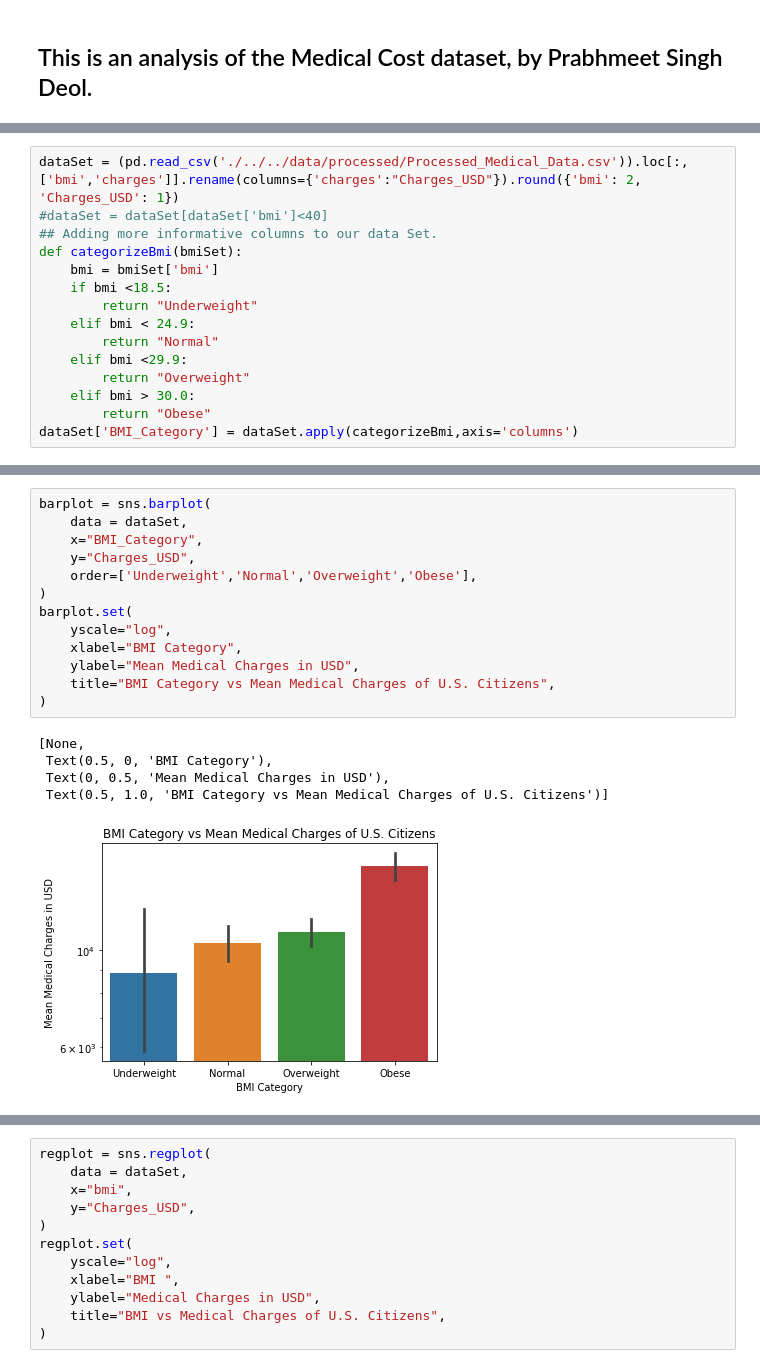
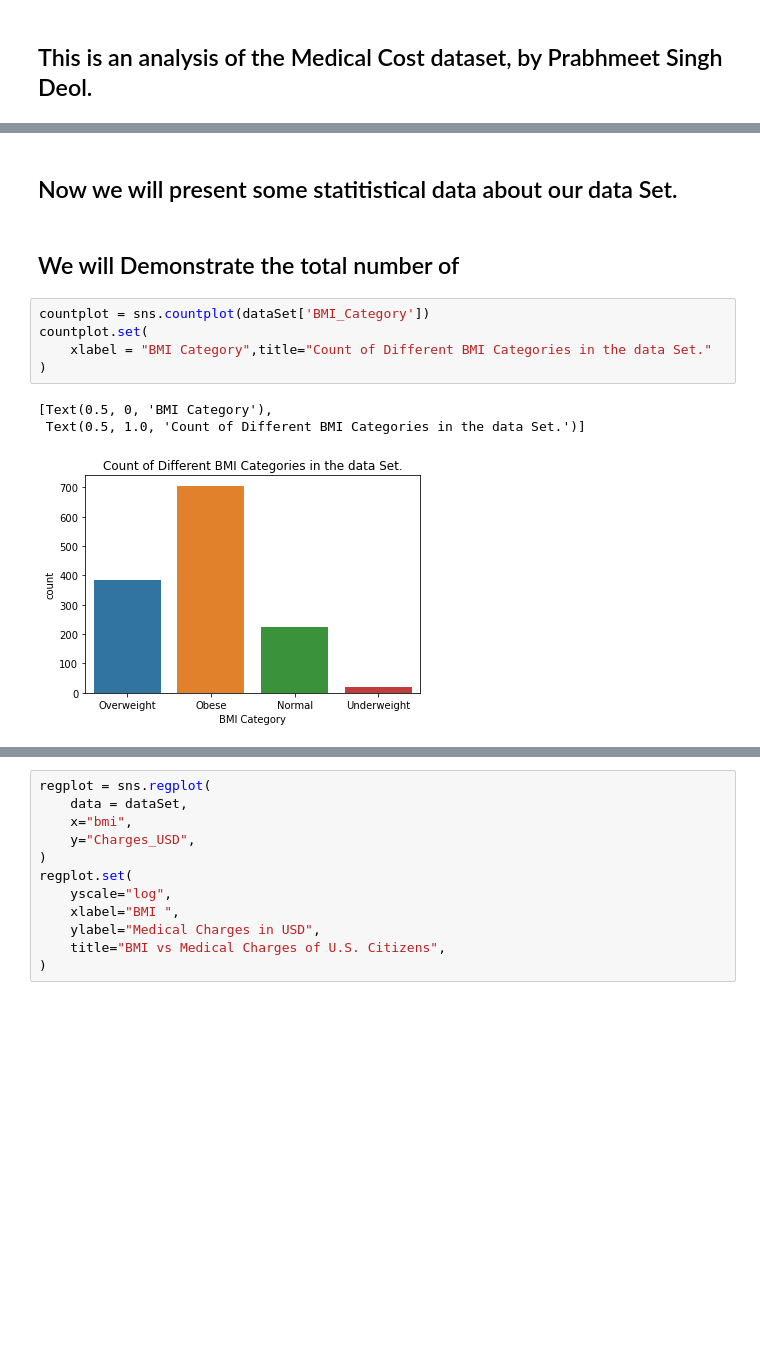
Before and after one commit to data301-2021-summer2/group29-project, a Jupyter notebook: analysis/Prabhmeet Deol/DataAnalysis.ipynb, the cells around one changed output, grey strips where cells are left out. Cells and saved outputs as stored; diff of their text form; blank space fills up the shorter version.

Commit message:
Conducted EDA in the data Analysis file, still some work left

```diff
--- a/analysis/Prabhmeet Deol/DataAnalysis.ipynb
+++ b/analysis/Prabhmeet Deol/DataAnalysis.ipynb
@@ -46,15 +36,0 @@ def process_Medical_Data(dataSet):
-# %%
-dataSet = (pd.read_csv('./../../data/processed/Processed_Medical_Data.csv')).loc[:,['bmi','charges']].rename(columns={'charges':"Charges_USD"}).round({'bmi': 2, 'Charges_USD': 1})
-#dataSet = dataSet[dataSet['bmi']<40]
-## Adding more informative columns to our data Set.
-def categorizeBmi(bmiSet):
-	bmi = bmiSet['bmi']
-	if bmi <18.5:
-		return "Underweight"
-	elif bmi < 24.9:
-		return "Normal"
-	elif bmi <29.9:
-		return "Overweight"
-	elif bmi > 30.0:
-		return "Obese"
-dataSet['BMI_Category'] = dataSet.apply(categorizeBmi,axis='columns')
@@ -104,19 +49,13 @@ boxplot.set(
-# %%
-barplot = sns.barplot(
-	data = dataSet,
-	x="BMI_Category",
-	y="Charges_USD",
-	order=['Underweight','Normal','Overweight','Obese'],
-)
-barplot.set(
-	yscale="log",
-	xlabel="BMI Category",
-	ylabel="Mean Medical Charges in USD",
-	title="BMI Category vs Mean Medical Charges of U.S. Citizens",
-)
-# %% [output]
-[None,
- Text(0.5, 0, 'BMI Category'),
- Text(0, 0.5, 'Mean Medical Charges in USD'),
- Text(0.5, 1.0, 'BMI Category vs Mean Medical Charges of U.S. Citizens')]
-[figure, removed]
+# %% [markdown]
+## Now we will present some statitistical data about our data Set.
+# %% [markdown]
+## We will Demonstrate the total number of
+# %%
+countplot = sns.countplot(dataSet['BMI_Category'])
+countplot.set(
+	xlabel = "BMI Category",title="Count of Different BMI Categories in the data Set."
+)
+# %% [output]
+[Text(0.5, 0, 'BMI Category'),
+ Text(0.5, 1.0, 'Count of Different BMI Categories in the data Set.')]
+[figure, added]
```
Also changed, not shown: parts of 17 cells of this notebook, 3 other files.
